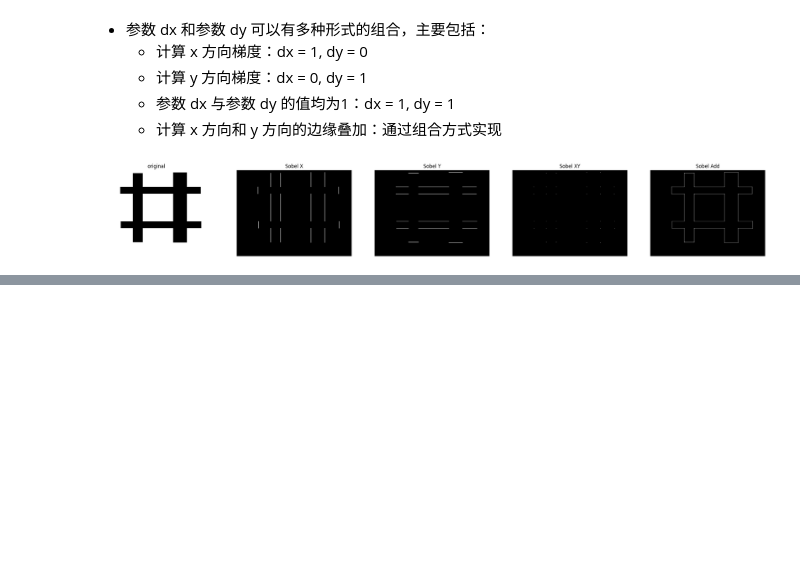
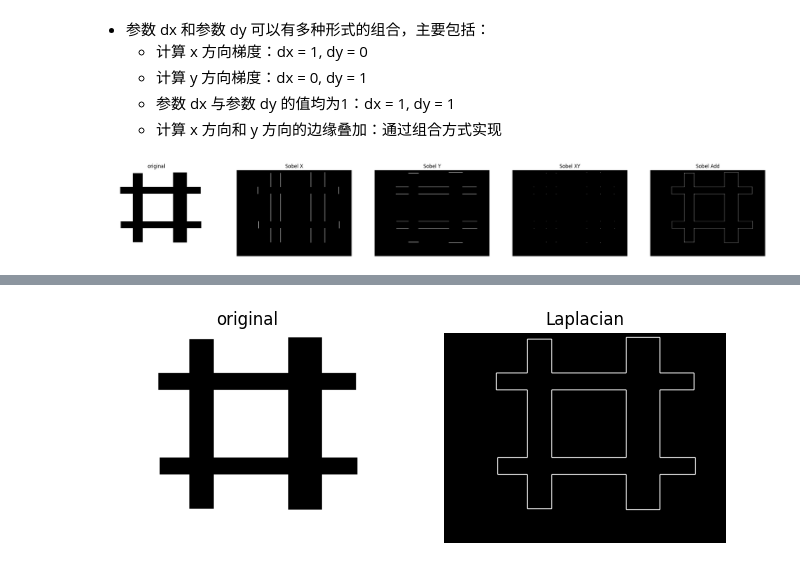
Before and after one commit to MercuryHaipeng/Getting-Started-with-OpenCV-Python-Edition-2nd-Edition-, a Jupyter notebook: Chapter 9/9-1.ipynb, the cells around one changed output, grey strips where cells are left out. Saved outputs shown, nothing was run; the diff lists cells and outputs as text; code cells hidden in the pictures; blank space fills up the shorter version.

```diff
--- a/Chapter 9/9-1.ipynb
+++ b/Chapter 9/9-1.ipynb
@@ -88,0 +186,21 @@ plt.show()
+# %%
+import cv2
+o = cv2.imread('Laplacian.bmp', cv2.IMREAD_GRAYSCALE)
+Laplacian = cv2.Laplacian(o, cv2.CV_64F)
+Laplacian = cv2.convertScaleAbs(Laplacian)
+
+o = cv2.cvtColor(o, cv2.COLOR_BGR2RGB)
+Laplacian = cv2.cvtColor(Laplacian, cv2.COLOR_BGR2RGB)
+
+plt.figure(figsize=(8, 4))
+plt.subplot(121)
+plt.imshow(o)
+plt.title("original")
+plt.axis("off")
+plt.subplot(122)
+plt.imshow(Laplacian)
+plt.title("Laplacian")
+plt.axis("off")
+plt.show()
+# %% [output]
+[figure, added]
```
Also changed, not shown: parts of 8 cells of this notebook, 9 other files.
